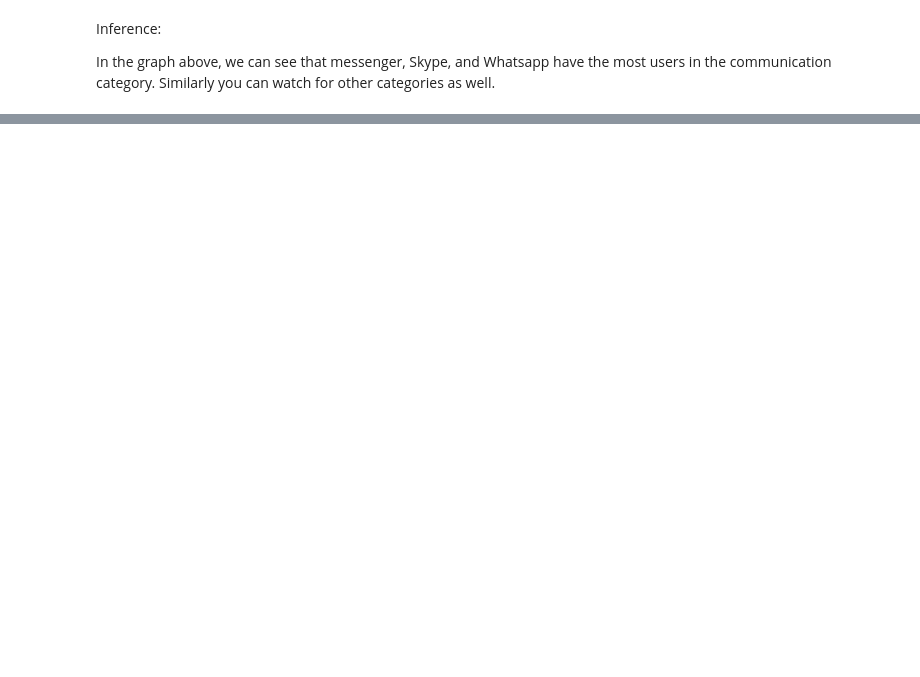
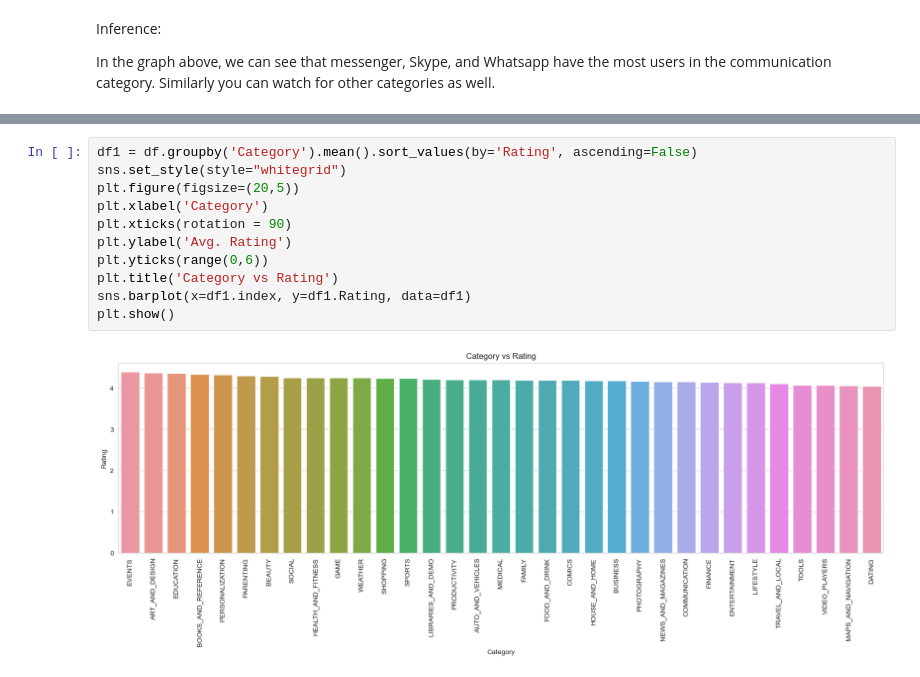
Before and after one commit to HarshitGupta865/Data-Science, a Jupyter notebook: Projects/EDA/Google Playstore EDA/Google_Playstore_Data_Analysis.ipynb, the cells around one changed output, grey strips where cells are left out. Drawn from its saved outputs; the diff is of its cells as text; blank space fills up the shorter version.

```diff
--- a/Projects/EDA/Google Playstore EDA/Google_Playstore_Data_Analysis.ipynb
+++ b/Projects/EDA/Google Playstore EDA/Google_Playstore_Data_Analysis.ipynb
@@ -788,0 +800,13 @@ In the graph above, we can see that messenger, Skype, and Whatsapp have the most
+# %%
+df1 = df.groupby('Category').mean().sort_values(by='Rating', ascending=False)
+sns.set_style(style="whitegrid")
+plt.figure(figsize=(20,5))
+plt.xlabel('Category')
+plt.xticks(rotation = 90)
+plt.ylabel('Avg. Rating')
+plt.yticks(range(0,6))
+plt.title('Category vs Rating')
+sns.barplot(x=df1.index, y=df1.Rating, data=df1)
+plt.show()
+# %% [output]
+[figure, added]
```
Also changed, not shown: parts of 38 cells of this notebook.
